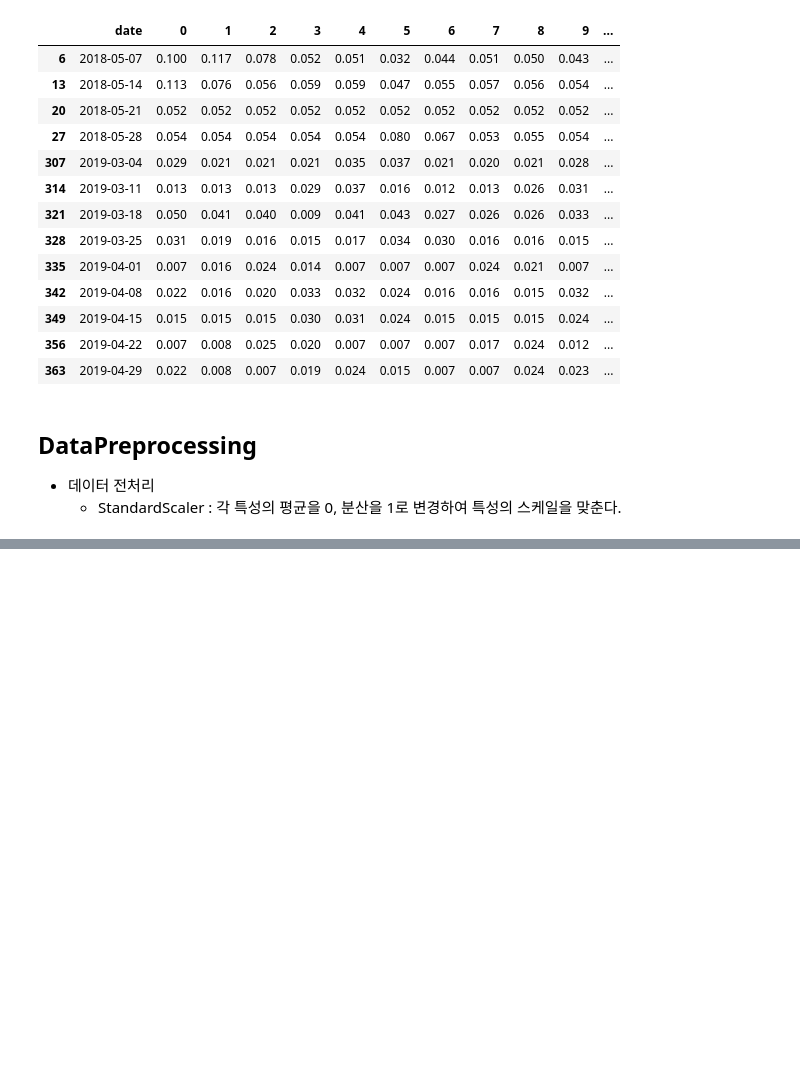
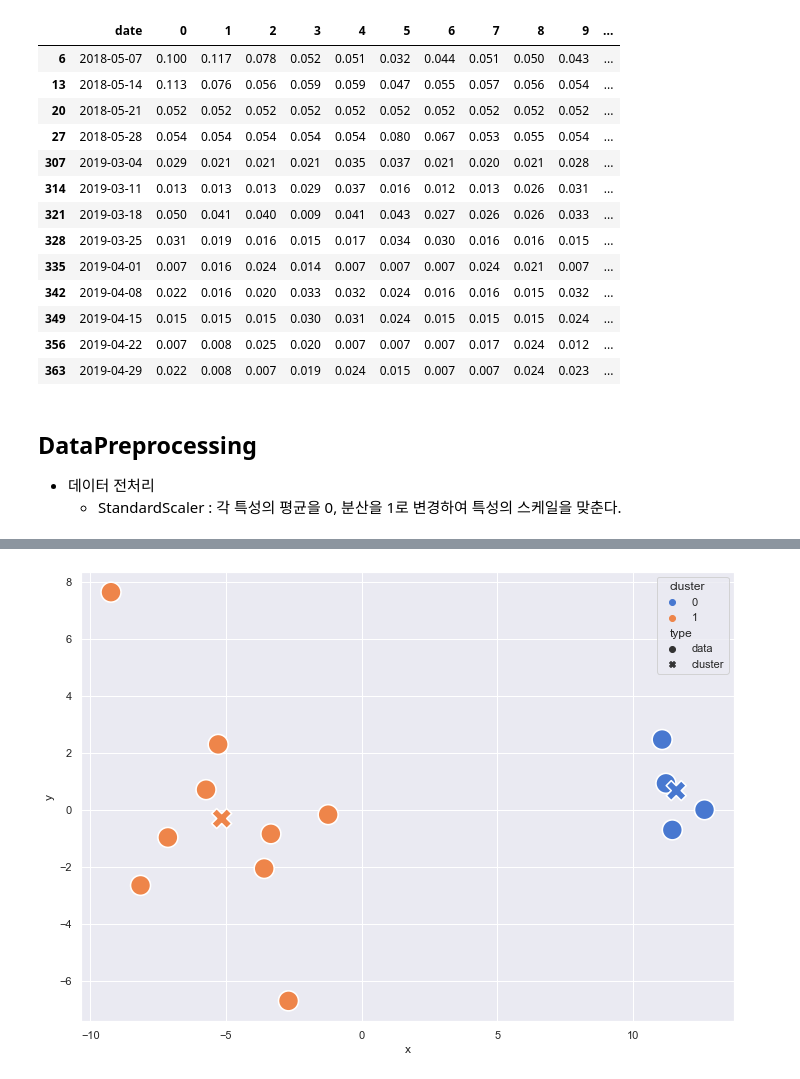
Before and after one commit to formegusto/pattern-recognition, a Jupyter notebook: 03.houself_clustering.ipynb, the cells around one changed output, grey strips where cells are left out. Cells and saved outputs as stored; diff of their text form; code cells hidden in the pictures; blank space fills up the shorter version.

```diff
--- a/03.houself_clustering.ipynb
+++ b/03.houself_clustering.ipynb
@@ -169,0 +236,8 @@ dpp
+# %%
+clustering = dr
+clustering['cluster'] = kmeans.labels_
+clustering['type'] = ['data' for i in range(len(clustering['x']))]
+
+result = pd.concat([clustering, centers], axis = 0)
+
+result
@@ -169,0 +261,13 @@ dpp
+# %%
+sns.scatterplot(x='x', y="y",
+                hue="cluster",
+                style="type",
+                palette="muted",
+                s=400,
+                data=result)
+sns.set(rc={'figure.figsize': (11.7, 8.27)})
+rcParams['figure.figsize'] = 11.7,8.27
+plt.title = "클러스터링 결과물"
+plt.show()
+# %% [output]
+[figure, added]
```
Also changed, not shown: parts of 10 cells of this notebook.
